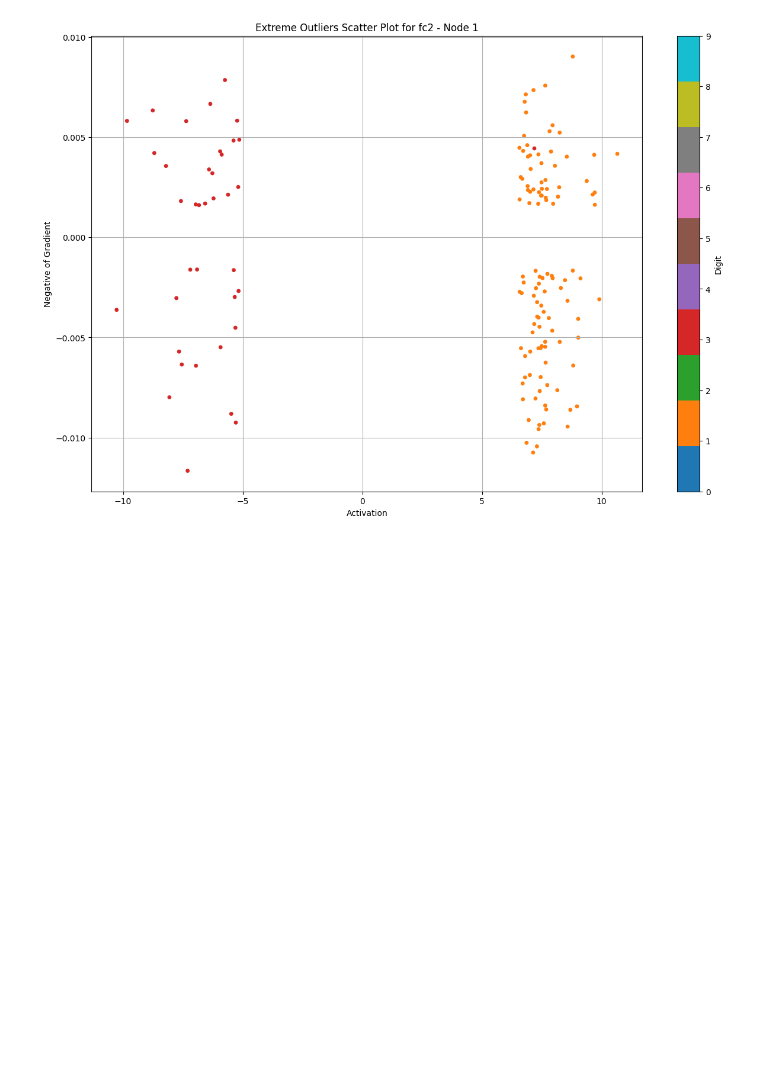
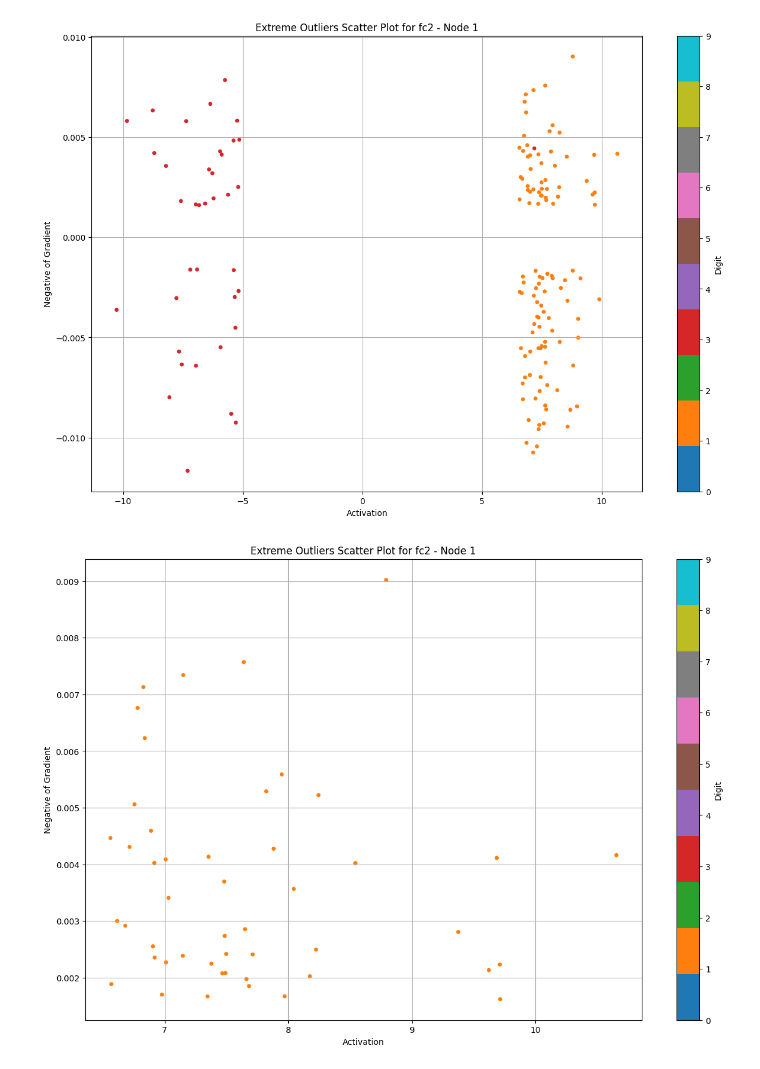
Before and after one commit to benrichards4376/Explanatory-Neural-Networks, a Jupyter notebook: MNIST_explained.ipynb, the cells around one changed output. Cells and saved outputs as stored; diff of their text form; code cells hidden in the pictures; blank space fills up the shorter version.

```diff
--- a/MNIST_explained.ipynb
+++ b/MNIST_explained.ipynb
@@ -704,34 +670,36 @@ def plot_extreme_outliers_quad(explainable_network, layer_name, node_index, quad
         df = df[df['Activations'] < 0]
 
     elif quadrant == 3:
         colors_extreme = colors_extreme[df['Gradients'] < 0]
         df = df[df['Gradients'] < 0]
         colors_extreme = colors_extreme[df['Activations'] < 0]
         df = df[df['Activations'] < 0]
 
     elif quadrant == 4:
         colors_extreme = colors_extreme[df['Gradients'] < 0]
         df = df[df['Gradients'] < 0]
         colors_extreme = colors_extreme[df['Activations'] > 0]
         df = df[df['Activations'] > 0]
 
     # Generate scatter plot with extreme outliers
     fig, ax = plt.subplots(figsize=(15, 10))
     scatter = ax.scatter(df.loc[:, ['Activations']], df.loc[:, ['Gradients']], c=colors_extreme, cmap=color_map, s=15)
     ax.set_xlabel('Activation')
     ax.set_ylabel('Negative of Gradient')
     ax.set_title(f'Extreme Outliers Scatter Plot for {layer_name} - Node {node_index}')
 
     # Create a colorbar
     cbar = plt.colorbar(matplotlib.cm.ScalarMappable(cmap=color_map, norm=plt.Normalize(0, 9)), ax=ax, ticks=np.arange(0, 10))
     cbar.set_label('Digit')
 
     ax.grid(True)
     plt.show()
 
 
 # Example usage:
-#plot_extreme_outliers_quad(explainable_net, layer_a, 1, std_dev_threshold=1.5, quadrant= 1, selected_class=1)  # Adjust std_dev_threshold as needed
+plot_extreme_outliers_quad(explainable_net, layer_name, node_index, std_dev_threshold=1.5, quadrant= 1, selected_class=1)  # Adjust std_dev_threshold as needed
+# %% [output]
+[figure, added]
 # %%
 import pandas as pd
 
```
Also changed, not shown: parts of 19 cells of this notebook.
